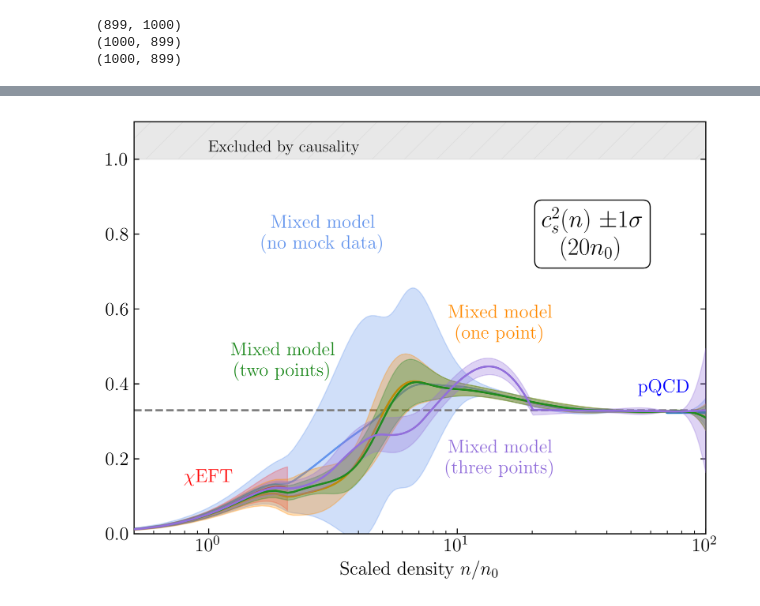
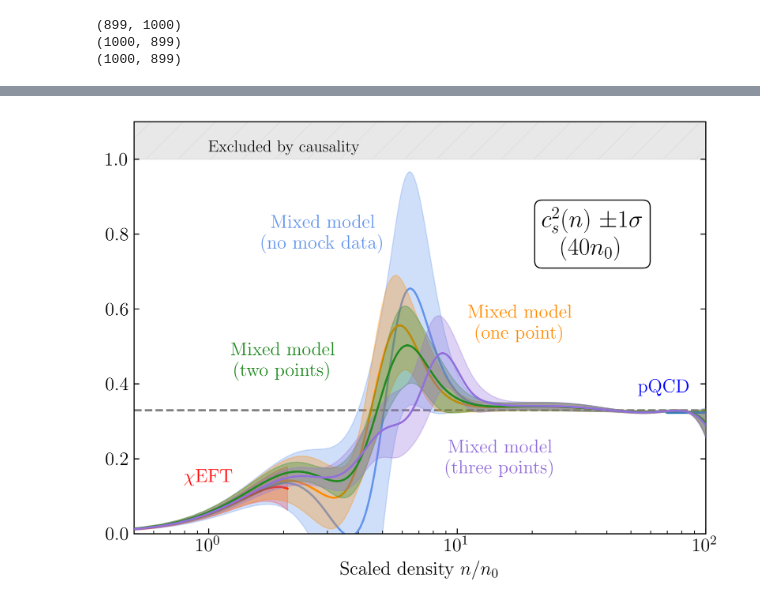
Before and after one commit to asemposki/neutron-rich-bmm, a Jupyter notebook: notebooks/NSM_Changepoint.ipynb, the cells around one changed output, grey strips where cells are left out. Drawn from its saved outputs; the diff is of its cells as text; code cells hidden in the pictures.

Commit message:
adding some plotting for speed of sound

```diff
--- a/notebooks/NSM_Changepoint.ipynb
+++ b/notebooks/NSM_Changepoint.ipynb
@@ -16,7 +16,7 @@ new_pts = []
 ---
 # %%
 # define if using mean function or not
-mean_function = True
+mean_function = False
 
 if mean_function is False:
     type_mean = '0'
@@ -889,16 +900,29 @@ plt.figure(dpi=600)
 plt.tick_params(axis='both', which='major', labelsize=14, right=True)
 plt.tick_params(axis='both', which='minor', labelsize=14, right=True)
 
-if mean_function is True:
-    cs2_sampled0 = np.load('cs2_20n0_0_True.npz')
-    cs2_sampled1 = np.load('cs2_20n0_1_True.npz')
-    cs2_sampled2 = np.load('cs2_20n0_2_True.npz')
-    cs2_sampled3 = np.load('cs2_20n0_3_True.npz')
-else:
-    cs2_sampled0 = np.load('cs2_20n0_no_mock_data.npz')
-    cs2_sampled1 = np.load('cs2_20n0_one_pt.npz')
-    cs2_sampled2 = np.load('cs2_20n0_two_pt.npz')
-    cs2_sampled3 = np.load('cs2_20n0_three_pt.npz')
+if cutoff == 20:
+    if mean_function is True:
+        cs2_sampled0 = np.load('cs2_20n0_0_True.npz')
+        cs2_sampled1 = np.load('cs2_20n0_1_True.npz')
+        cs2_sampled2 = np.load('cs2_20n0_2_True.npz')
+        cs2_sampled3 = np.load('cs2_20n0_3_True.npz')
+    else:
+        cs2_sampled0 = np.load('cs2_20n0_0_False.npz')
+        cs2_sampled1 = np.load('cs2_20n0_1_False.npz')
+        cs2_sampled2 = np.load('cs2_20n0_2_False.npz')
+        cs2_sampled3 = np.load('cs2_20n0_3_False.npz')
+
+if cutoff == 40:
+    if mean_function is True:
+        cs2_sampled0 = np.load('cs2_40n0_0_True.npz')
+        cs2_sampled1 = np.load('cs2_40n0_1_True.npz')
+        cs2_sampled2 = np.load('cs2_40n0_2_True.npz')
+        cs2_sampled3 = np.load('cs2_40n0_3_True.npz')
+    else:
+        cs2_sampled0 = np.load('cs2_40n0_0_False.npz')
+        cs2_sampled1 = np.load('cs2_40n0_1_False.npz')
+        cs2_sampled2 = np.load('cs2_40n0_2_False.npz')
+        cs2_sampled3 = np.load('cs2_40n0_3_False.npz')
 
 cs2_chiral = np.load('../data/NSM_data/cs2_chiral_NSM.npz')
 cs2_pqcd = np.load('../data/eos_data/pqcd_cs2_NSM.npz')
@@ -930,35 +954,35 @@ plt.plot(cs2_pqcd['density']/n0, cs2_pqcd['mean'], color=colors[1], zorder=3, li
          label=r'pQCD (N$^2$LO)')
 plt.fill_between(cs2_pqcd['density']/n0, cs2_pqcd['lower'], cs2_pqcd['upper'], \
                  zorder=2, facecolor=light_colors[1], edgecolor=colors[1], alpha=0.7)
 
 plt.plot(cs2_chiral['density']/n0, cs2_chiral['mean'], color='red', label=r'ChEFT (N3LO)')
 plt.fill_between(cs2_chiral['density']/n0, cs2_chiral['mean']-cs2_chiral['std'], \
                  cs2_chiral['mean']+cs2_chiral['std'], alpha=0.2, \
                 color='red')
 
 # exclude by causality
 plt.fill_between(density_test/n0, 1.0*np.ones(len(density_test)), 1.1*np.ones(len(density_test)), \
                  color='lightgray', hatch='/', alpha=0.5)
 plt.text(1.0, 1.02, r'Excluded by causality', fontsize=12)
 
-plt.text(35.0, 0.8, r'''$c_{s}^{2}(n)$ $\pm 1\sigma$
-($20n_{0}$)''', va='center', ha='center', \
+plt.text(35.0, 0.8, r'''$c_s^2(n)$ $\pm 1\sigma$
+(${}n_0$)'''.format(cutoff), va='center', ha='center', \
          fontsize=18, bbox=dict(facecolor='w', boxstyle='round'))
 plt.text(68.0, 0.39, r'''pQCD''', va='center', ha='center', fontsize=14, color='blue')
 plt.text(1.0, 0.15, r'''$\chi$EFT''', va='center', ha='center', fontsize=14, color='red')
 plt.text(2.9, 0.8, r'''Mixed model
 (no mock data)''', va='center', ha='center', fontsize=14, color='cornflowerblue')
-plt.text(15.0, 0.56, r'''Mixed model
+plt.text(18.0, 0.56, r'''Mixed model
 (one point)''', va='center', ha='center', fontsize=14, color='darkorange')
 plt.text(2.0, 0.46, r'''Mixed model
 (two points)''', va='center', ha='center', fontsize=14, color='forestgreen')
 plt.text(15.0, 0.2, r'''Mixed model
 (three points)''', va='center', ha='center', fontsize=14, color='mediumpurple')
 plt.xlim(0.5, 100.0)
 plt.ylim(0.0, 1.1)
 plt.xlabel(r'Scaled density $n/n_{0}$', fontsize=14)
 plt.xscale('log')
-plt.savefig('overlay_cs2_20n0_changepoint_{}_{}.png'.format(number, mean_function))
+plt.savefig('overlay_cs2_{}n0_changepoint_{}_{}_full_samples.png'.format(cutoff, number, mean_function))
 plt.show()
 # %% [output]
-[figure, old version]
+[figure, new version]
```
Also changed, not shown: parts of 17 cells of this notebook.
